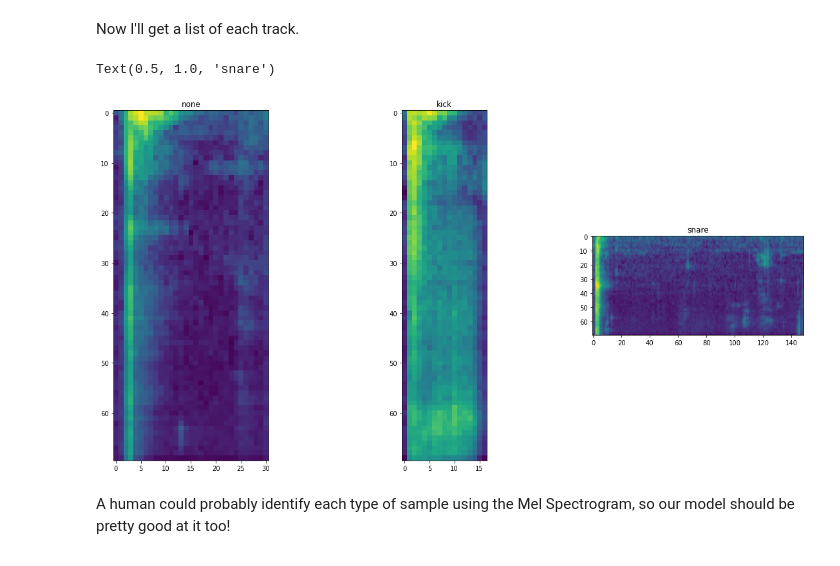
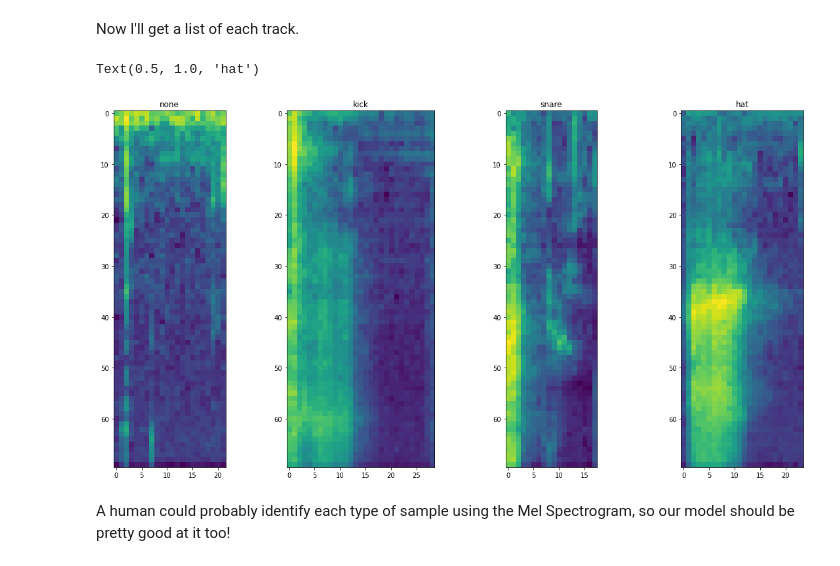
Before and after one commit to jrobchin/beat2d, a Jupyter notebook: notebooks/trainingv2.ipynb, the cells around one changed output. Saved outputs shown, nothing was run; the diff lists cells and outputs as text; code cells hidden in the pictures.

```diff
--- a/notebooks/trainingv2.ipynb
+++ b/notebooks/trainingv2.ipynb
@@ -128,7 +122,7 @@ dataset = pd.read_csv("../data/oneshots/_labels.csv")
 First I want to take a look at the average length of samples.
 # %%
 dataset.length = dataset.oneshot.apply(lambda o: (
-    librosa.get_duration(librosa.core.load(o, sr=settings.SAMPLE_RATE)[0], settings.SAMPLE_RATE)
+    librosa.get_duration(librosa.core.load("../" + o, sr=settings.SAMPLE_RATE)[0], settings.SAMPLE_RATE)
 ))
 # %%
 dataset.length.describe()
@@ -171,26 +165,32 @@ Now I'll get a list of each track.
 nones = dataset[dataset.label == "none"]
 kicks = dataset[dataset.label == "kick"]
 snares = dataset[dataset.label == "snare"]
+hats = dataset[dataset.label == "hat"]
 # %%
-fig, (ax1, ax2, ax3) = plt.subplots(nrows=1, ncols=3, figsize=(20, 10))
+fig, (ax1, ax2, ax3, ax4) = plt.subplots(nrows=1, ncols=4, figsize=(20, 10))
 
-s = load(nones.sample(1).iloc[0].oneshot, settings.SAMPLE_RATE)[0]
+s = load("../" + nones.sample(1).iloc[0].oneshot, settings.SAMPLE_RATE)[0]
 melspec = compute_features(s, settings.SAMPLE_RATE)
 ax1.imshow(melspec.log2().detach().numpy())
 ax1.set_title("none")
 
-s = load(kicks.sample(1).iloc[0].oneshot, settings.SAMPLE_RATE)[0]
+s = load("../" + kicks.sample(1).iloc[0].oneshot, settings.SAMPLE_RATE)[0]
 melspec = compute_features(s, settings.SAMPLE_RATE)
 ax2.imshow(melspec.log2().detach().numpy())
 ax2.set_title("kick")
 
-s = load(snares.sample(1).iloc[0].oneshot, settings.SAMPLE_RATE)[0]
+s = load("../" + snares.sample(1).iloc[0].oneshot, settings.SAMPLE_RATE)[0]
 melspec = compute_features(s, settings.SAMPLE_RATE)
 ax3.imshow(melspec.log2().detach().numpy())
 ax3.set_title("snare")
+
+s = load("../" + hats.sample(1).iloc[0].oneshot, settings.SAMPLE_RATE)[0]
+melspec = compute_features(s, settings.SAMPLE_RATE)
+ax4.imshow(melspec.log2().detach().numpy())
+ax4.set_title("hat")
 # %% [output]
-Text(0.5, 1.0, 'snare')
+Text(0.5, 1.0, 'hat')
-[figure, old version]
+[figure, new version]
 # %% [markdown]
 A human could probably identify each type of sample using the Mel Spectrogram, so our model should be pretty good at it too!
 # %% [markdown]
```
Also changed, not shown: parts of 33 cells of this notebook, 21 other files.
